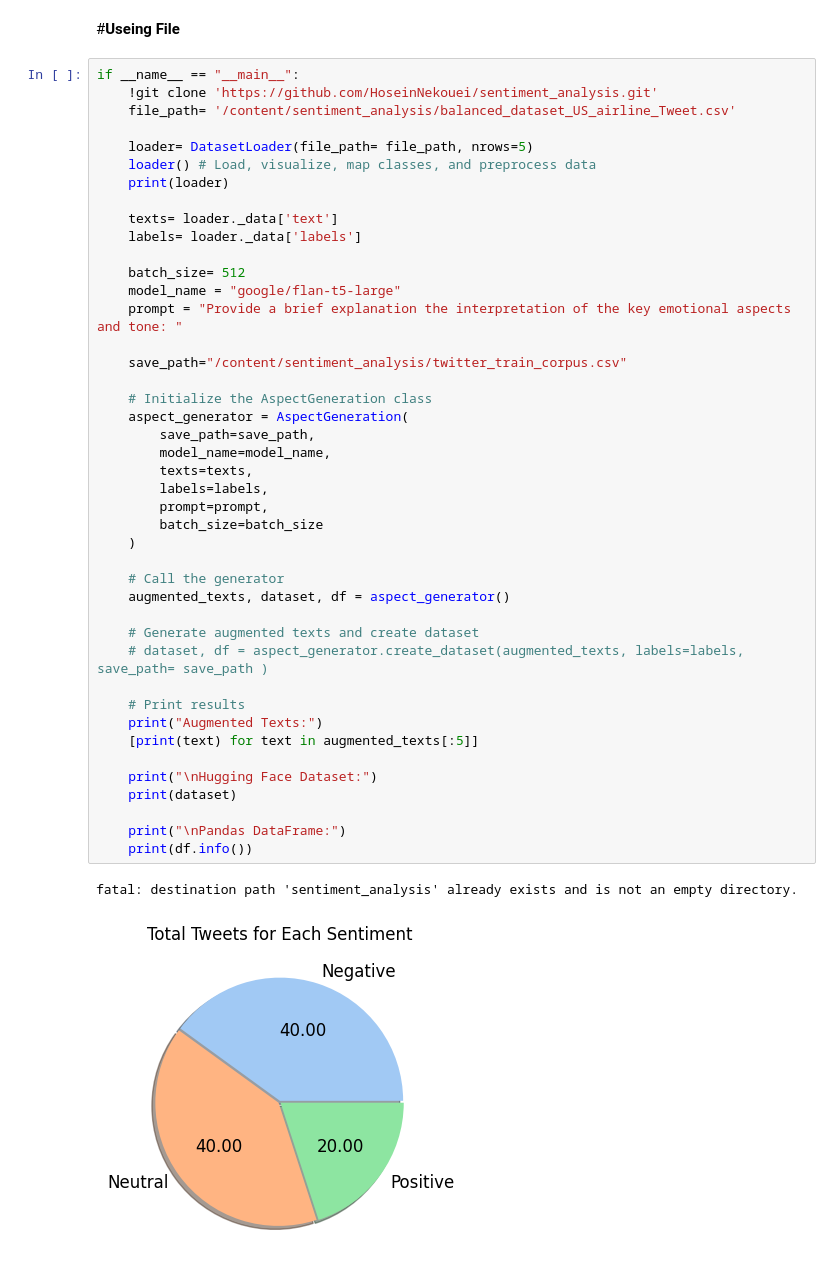
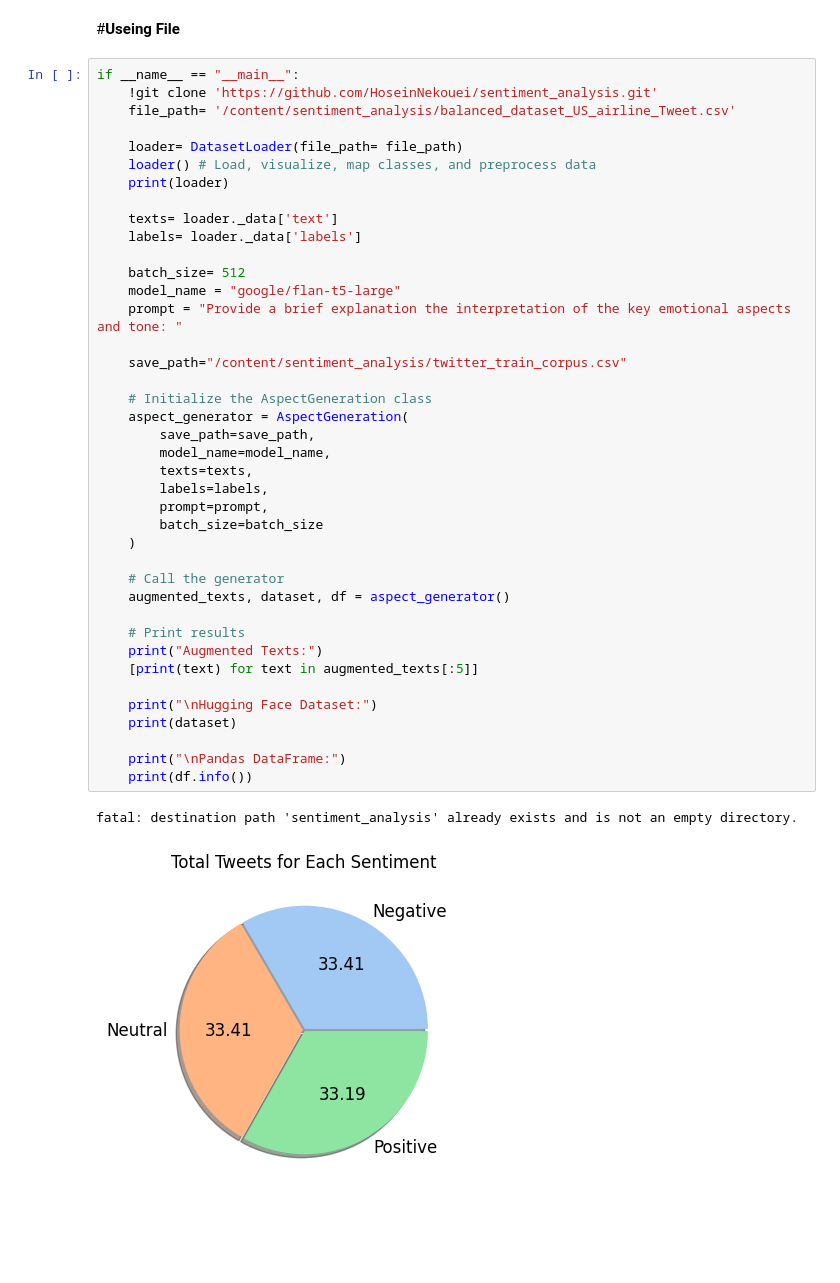
Before and after one commit to HoseinNekouei/sentiment_analysis, a Jupyter notebook: text_aspect_generation_.ipynb, the cells around one changed output. Drawn from its saved outputs; the diff is of its cells as text; blank space fills up the shorter version.

```diff
--- a/text_aspect_generation_.ipynb
+++ b/text_aspect_generation_.ipynb
@@ -281,7 +281,7 @@ if __name__ == "__main__":
     !git clone 'https://github.com/HoseinNekouei/sentiment_analysis.git'
     file_path= '/content/sentiment_analysis/balanced_dataset_US_airline_Tweet.csv'
 
-    loader= DatasetLoader(file_path= file_path, nrows=5)
+    loader= DatasetLoader(file_path= file_path)
     loader() # Load, visualize, map classes, and preprocess data
     print(loader)
 
@@ -291,35 +291,32 @@ if __name__ == "__main__":
     batch_size= 512
     model_name = "google/flan-t5-large"
     prompt = "Provide a brief explanation the interpretation of the key emotional aspects and tone: "
 
     save_path="/content/sentiment_analysis/twitter_train_corpus.csv"
 
     # Initialize the AspectGeneration class
     aspect_generator = AspectGeneration(
         save_path=save_path,
         model_name=model_name,
         texts=texts,
         labels=labels,
         prompt=prompt,
         batch_size=batch_size
     )
 
     # Call the generator
     augmented_texts, dataset, df = aspect_generator()
 
-    # Generate augmented texts and create dataset
-    # dataset, df = aspect_generator.create_dataset(augmented_texts, labels=labels, save_path= save_path )
-
     # Print results
     print("Augmented Texts:")
     [print(text) for text in augmented_texts[:5]]
 
     print("\nHugging Face Dataset:")
     print(dataset)
 
     print("\nPandas DataFrame:")
     print(df.info())
 # %% [output]
 fatal: destination path 'sentiment_analysis' already exists and is not an empty directory.
-[figure, old version]
+[figure, new version]
 <class 'pandas.core.frame.DataFrame'>
```
Also changed, not shown: parts of 1 cell of this notebook.
